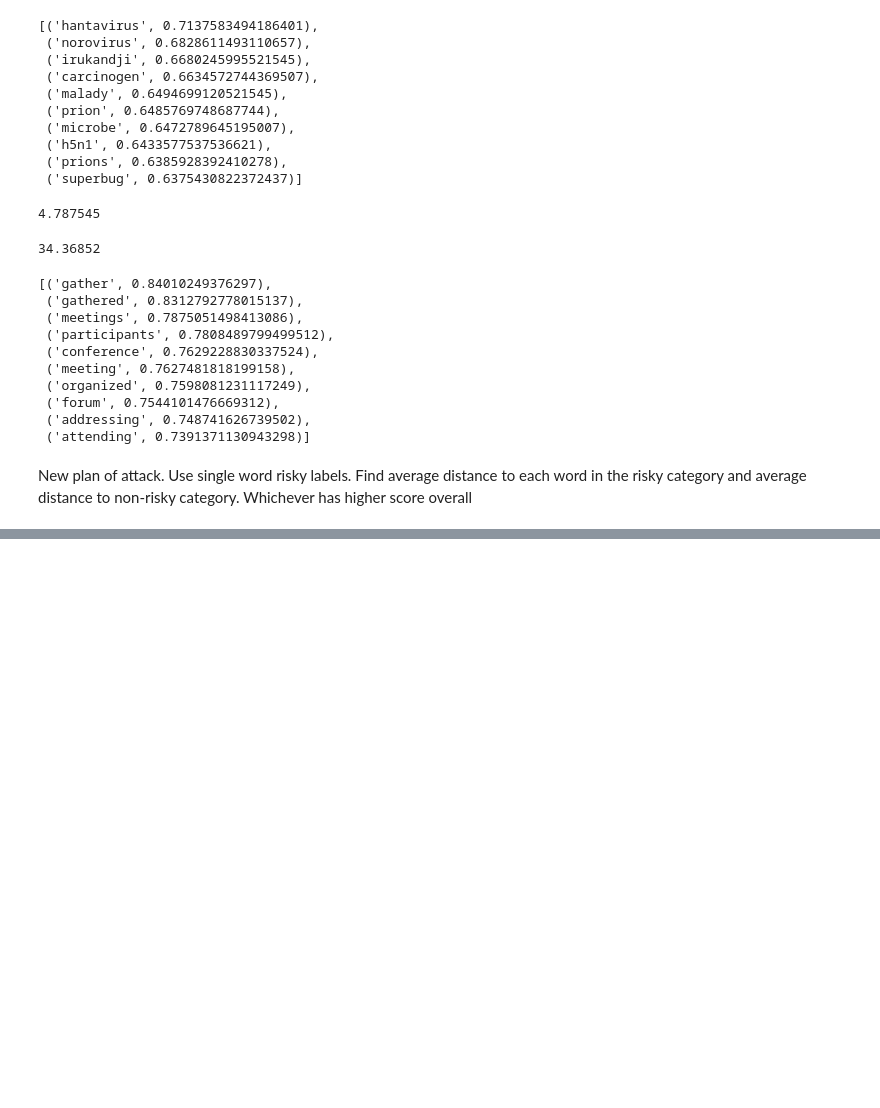
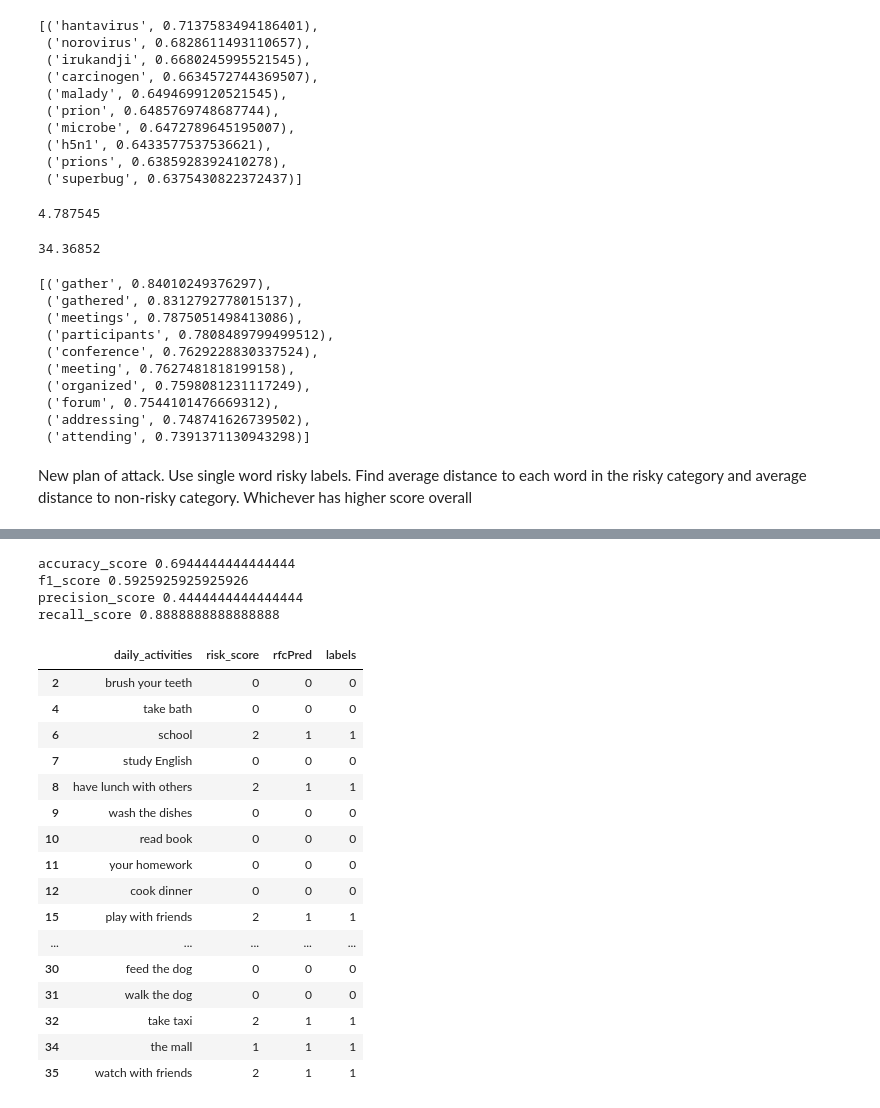
Before and after one commit to fullofentropy/HackTheMachine-1, a Jupyter notebook: game1/Game 1-Word2Vec2.ipynb, the cells around one changed output, grey strips where cells are left out. Drawn from its saved outputs; the diff is of its cells as text; code cells hidden in the pictures; blank space fills up the shorter version.

```diff
--- a/game1/Game 1-Word2Vec2.ipynb
+++ b/game1/Game 1-Word2Vec2.ipynb
@@ -211,0 +328,16 @@ print(stopwords.words('english'))
+# %%
+test['labels'] = np.where(test.risk_score==0,0,1)
+# break into features and labels
+X_test = test.daily_activities
+#convert to binary classification
+y_test = test.labels
+# %%
+# turn phrases into lists of single words and remove stop words
+X_test_clean = []
+for phrase in X_test:
+    subset =[]
+    words = phrase.split(' ')
+    for word in words:
+        if word not in stopWords and len(word)>0:
+            subset.append(word.lower())
+    X_test_clean.append(subset)
@@ -211,0 +364,53 @@ print(stopwords.words('english'))
+# %%
+y_pred = []
+for words in X_test_clean:
+    preds = []
+    for word in words:
+        vect = glove_vectors.wv[word]
+        vect = vect.reshape(1, -1)
+        pred = clf.predict(vect)
+        preds.append(pred)
+    avg = np.average(preds)
+    if avg > 0.5:
+        score=1
+    else:
+        score=0
+    y_pred.append(score)
+
+#note:  this is rediculously slow for a small test set... gotta work on that
+# %%
+# now for some metrics
+from sklearn.metrics import accuracy_score, f1_score, precision_score, recall_score, classification_report, confusion_matrix
+
+print("accuracy_score", accuracy_score(y_test, y_pred))
+print("f1_score", f1_score(y_test, y_pred))
+print("precision_score", precision_score(y_test, y_pred))
+print("recall_score", recall_score(y_test, y_pred))
+# %% [output]
+accuracy_score 0.6944444444444444
+f1_score 0.5925925925925926
+precision_score 0.4444444444444444
+recall_score 0.8888888888888888
+# %%
+# let's look at the results
+test['rfcPred'] = y_pred
+# %%
+test[test['rfcPred'] == test['labels']]
+# %% [output]
+|  | daily_activities | risk_score | rfcPred | labels |
+| 2 | brush your teeth | 0 | 0 | 0 |
+| 4 | take bath | 0 | 0 | 0 |
+| 6 | school | 2 | 1 | 1 |
+| 7 | study English | 0 | 0 | 0 |
+| 8 | have lunch with others | 2 | 1 | 1 |
+| 9 | wash the dishes | 0 | 0 | 0 |
+| 10 | read book | 0 | 0 | 0 |
+| 11 | your homework | 0 | 0 | 0 |
+| 12 | cook dinner | 0 | 0 | 0 |
+| 15 | play with friends | 2 | 1 | 1 |
+| ... | ... | ... | ... | ... |
+| 30 | feed the dog | 0 | 0 | 0 |
+| 31 | walk the dog | 0 | 0 | 0 |
+| 32 | take taxi | 2 | 1 | 1 |
+| 34 | the mall | 1 | 1 | 1 |
+| 35 | watch with friends | 2 | 1 | 1 |
```
Also changed, not shown: parts of 24 cells of this notebook, 3 other files.
